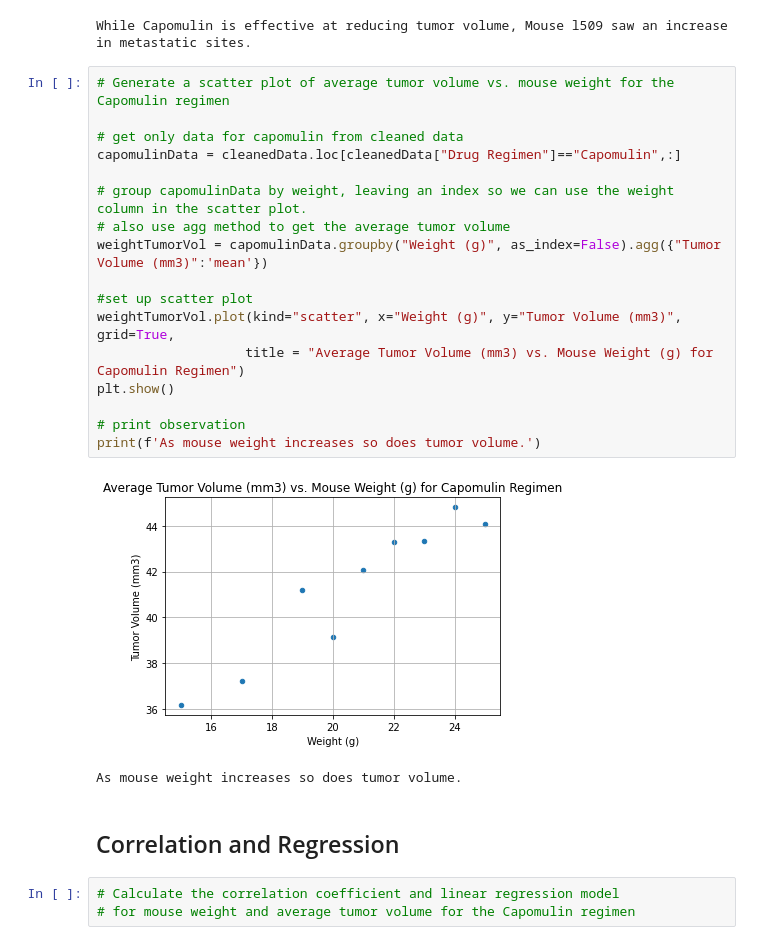
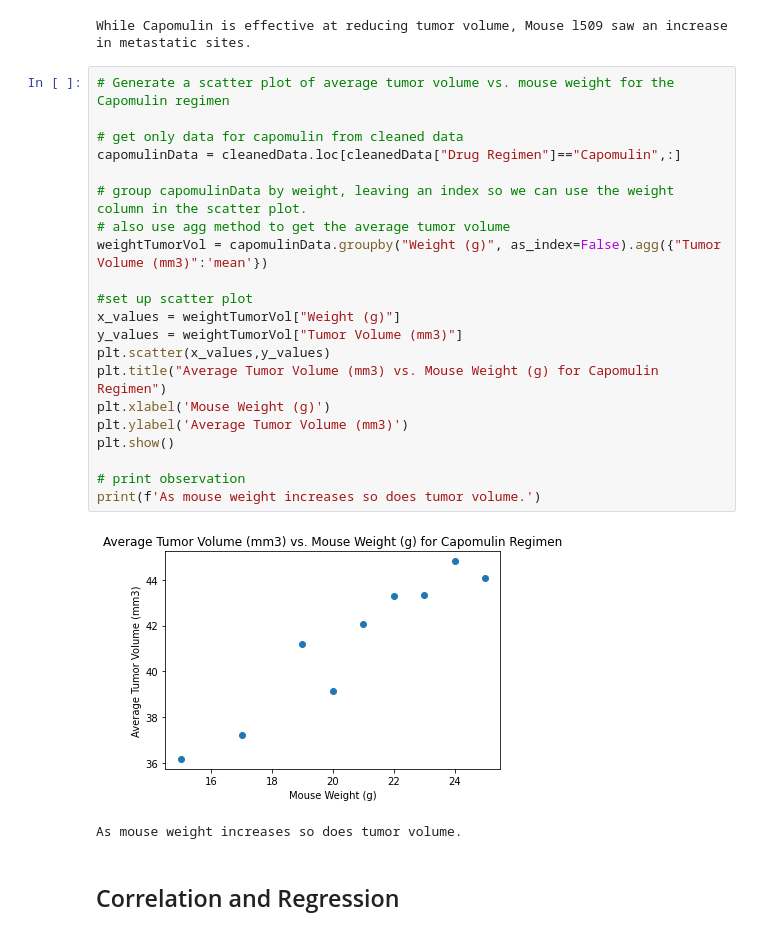
Before and after one commit to eukestad/Pymaceuticals-Capomulin-Review, a Jupyter notebook: Pymaceuticals/pymaceuticals_starter.ipynb, the cells around one changed output. Cells and saved outputs as stored; diff of their text form.

```diff
--- a/Pymaceuticals/pymaceuticals_starter.ipynb
+++ b/Pymaceuticals/pymaceuticals_starter.ipynb
@@ -328,25 +261,26 @@ While Capomulin is effective at reducing tumor volume, Mouse l509 saw an increas
 # %%
 # Generate a scatter plot of average tumor volume vs. mouse weight for the Capomulin regimen
 
 # get only data for capomulin from cleaned data
 capomulinData = cleanedData.loc[cleanedData["Drug Regimen"]=="Capomulin",:]
 
 # group capomulinData by weight, leaving an index so we can use the weight column in the scatter plot.
 # also use agg method to get the average tumor volume
 weightTumorVol = capomulinData.groupby("Weight (g)", as_index=False).agg({"Tumor Volume (mm3)":'mean'})
 
 #set up scatter plot
-weightTumorVol.plot(kind="scatter", x="Weight (g)", y="Tumor Volume (mm3)", grid=True,
-                   title = "Average Tumor Volume (mm3) vs. Mouse Weight (g) for Capomulin Regimen")
+x_values = weightTumorVol["Weight (g)"]
+y_values = weightTumorVol["Tumor Volume (mm3)"]
+plt.scatter(x_values,y_values)
+plt.title("Average Tumor Volume (mm3) vs. Mouse Weight (g) for Capomulin Regimen")
+plt.xlabel('Mouse Weight (g)')
+plt.ylabel('Average Tumor Volume (mm3)')
 plt.show()
 
 # print observation
 print(f'As mouse weight increases so does tumor volume.')
 # %% [output]
-[figure, old version]
+[figure, new version]
 As mouse weight increases so does tumor volume.
 # %% [markdown]
 ## Correlation and Regression
-# %%
-# Calculate the correlation coefficient and linear regression model
-# for mouse weight and average tumor volume for the Capomulin regimen
```
Also changed, not shown: parts of 15 cells of this notebook.
